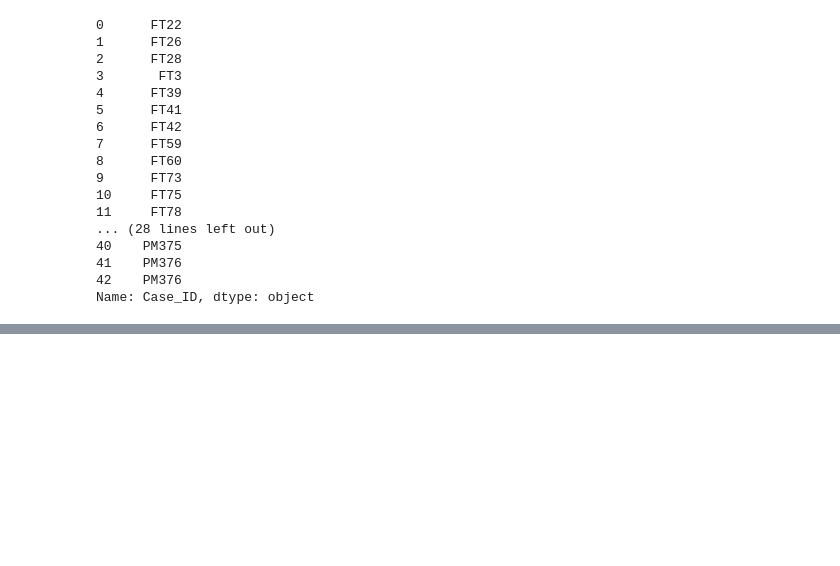
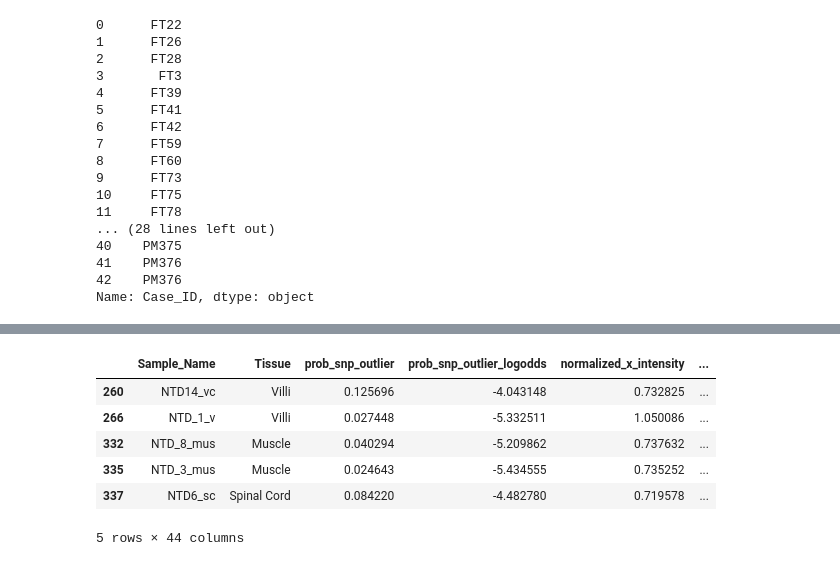
Before and after one commit to wvictor14/DNAm-contamination, a Jupyter notebook: Py/1-10 update microsatellites v2.ipynb, the cells around one changed output, grey strips where cells are left out. Saved outputs shown, nothing was run; the diff lists cells and outputs as text; code cells hidden in the pictures; blank space fills up the shorter version.

```diff
--- a/Py/1-10 update microsatellites v2.ipynb
+++ b/Py/1-10 update microsatellites v2.ipynb
@@ -279,0 +332,11 @@ ss
+# %%
+# check NTDs and PLs. The PMs are additional samples not originally included in the DNAm project
+ss_w[ss_w['Sample_Name'].str.contains('NTD')].head()
+# %% [output]
+|  | Sample_Name | Tissue | prob_snp_outlier | prob_snp_outlier_logodds | normalized_x_intensity | ... |
+| 260 | NTD14_vc | Villi | 0.125696 | -4.043148 | 0.732825 | ... |
+| 266 | NTD_1_v | Villi | 0.027448 | -5.332511 | 1.050086 | ... |
+| 332 | NTD_8_mus | Muscle | 0.040294 | -5.209862 | 0.737632 | ... |
+| 335 | NTD_3_mus | Muscle | 0.024643 | -5.434555 | 0.735252 | ... |
+| 337 | NTD6_sc | Spinal Cord | 0.084220 | -4.482780 | 0.719578 | ... |
+5 rows × 44 columns
```
Also changed, not shown: parts of 11 cells of this notebook.
